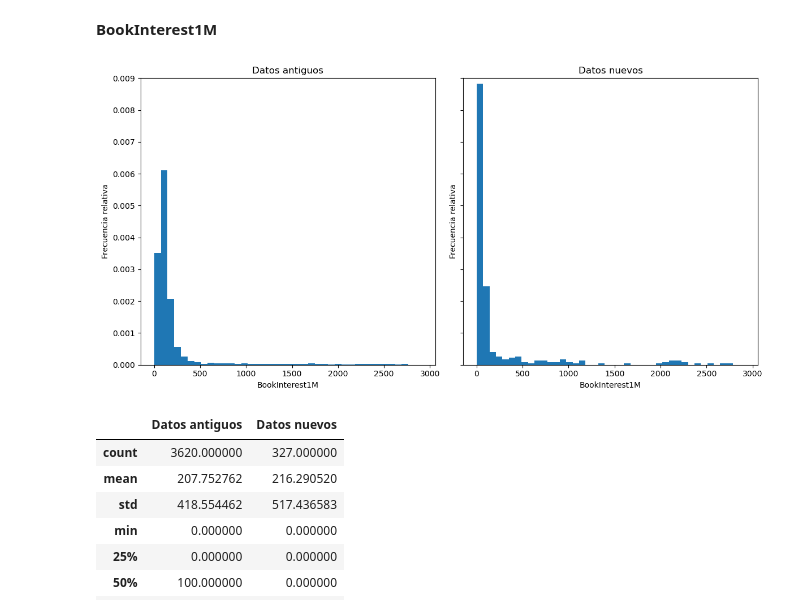
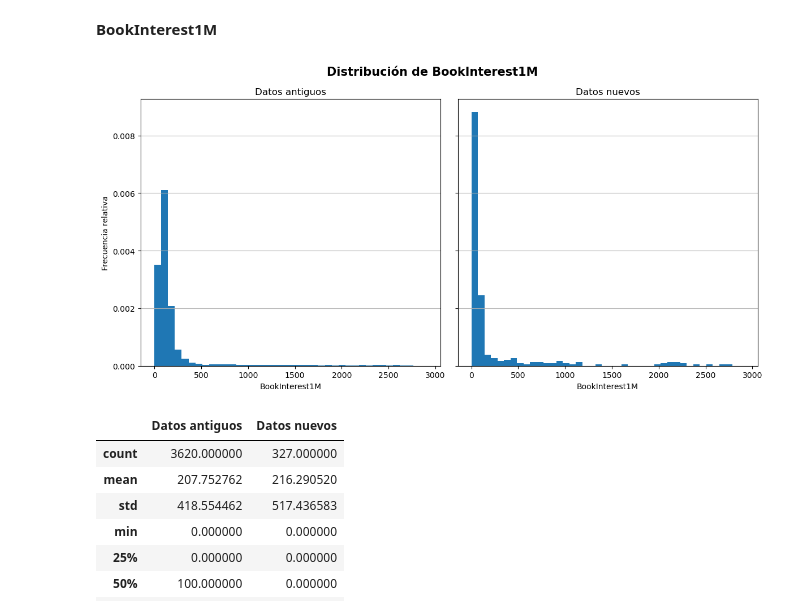
Before and after one commit to MMCCJJ/NOVELLA, a Jupyter notebook: exploracion/exploracion_variables_relevantes.ipynb, the cells around one changed output. Cells and saved outputs as stored; diff of their text form; code cells hidden in the pictures.

Commit message:
Añade test estadístico, mejora gráficos y BookInterest1M imputada

```diff
--- a/exploracion/exploracion_variables_relevantes.ipynb
+++ b/exploracion/exploracion_variables_relevantes.ipynb
@@ -116,28 +135,28 @@ plt.show()
 # %%
 # Crear subgráficos
 fig, axs = plt.subplots(1, 2, figsize=(12, 6), sharex = "all", sharey = "all")
 
 # Histograma de frecuencia relativa para datos antiguos
 nbins = 40
 
 axs[0].hist(df_train['BookInterest1M'], bins=nbins, density=True)  # density=True para frecuencia relativa
 axs[0].set_title('Datos antiguos')
 axs[0].set_xlabel('BookInterest1M')
 axs[0].set_ylabel('Frecuencia relativa')
-axs[0].set_ylim(0, 0.009)  # Ajustar el rango del eje y
+axs[0].grid(axis='y')
 
 # Histograma de frecuencia relativa para datos nuevos
 axs[1].hist(df_test['BookInterest1M'], bins=nbins, density=True)  # density=True para frecuencia relativa
 axs[1].set_title('Datos nuevos')
 axs[1].set_xlabel('BookInterest1M')
-axs[1].set_ylabel('Frecuencia relativa')
-axs[1].set_ylim(0, 0.009)  # Ajustar el rango del eje y
+axs[1].grid(axis='y')
 
+plt.suptitle("Distribución de BookInterest1M", fontsize = 15, fontweight = "bold")
 # Mostrar el gráfico
 plt.tight_layout()
 plt.show()
 # %% [output]
-[figure, old version]
+[figure, new version]
 # %%
 # Análisis descriptivo
 
```
Also changed, not shown: parts of 10 cells of this notebook.
